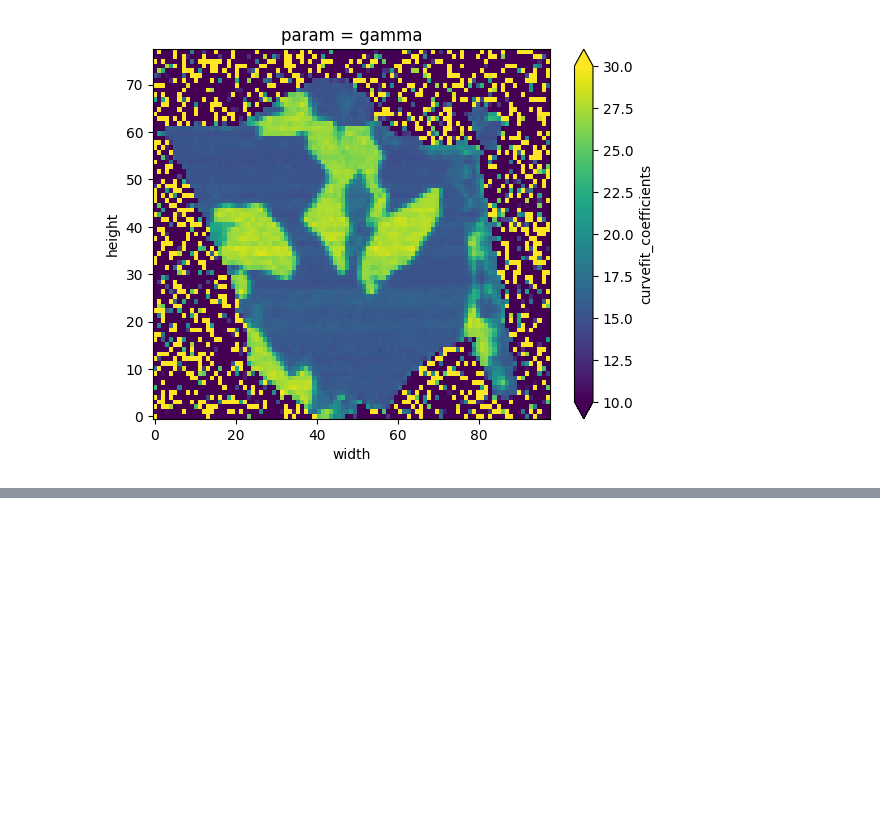
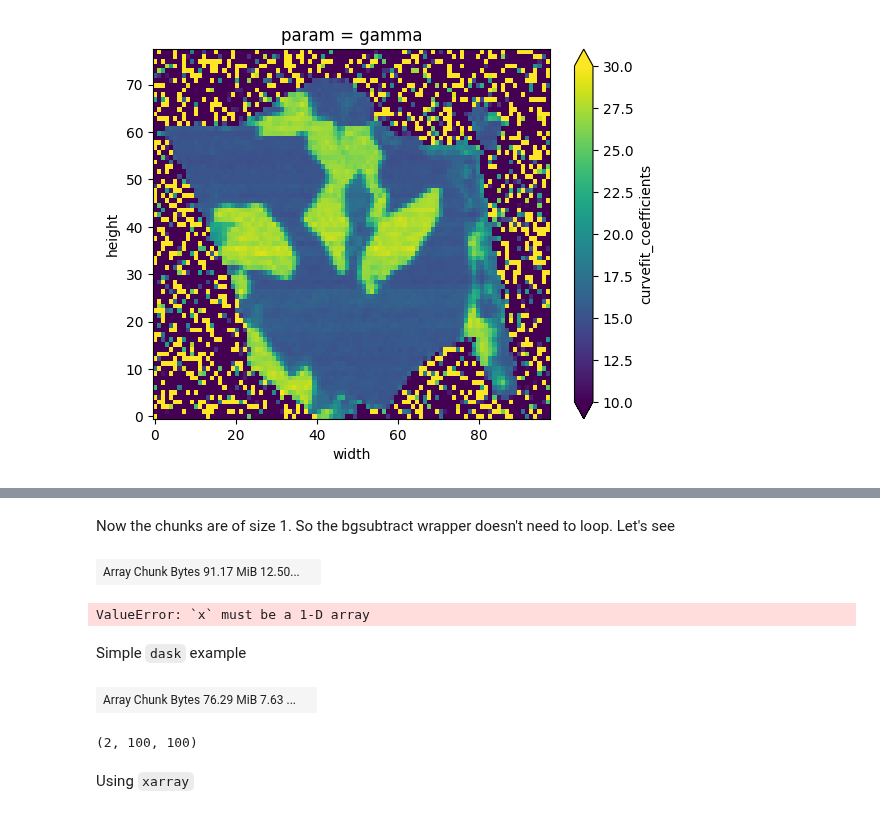
Before and after one commit to zrbyte/ramantools, a Jupyter notebook: ramantools tutorial.ipynb, the cells around one changed output, grey strips where cells are left out. Drawn from its saved outputs; the diff is of its cells as text; code cells hidden in the pictures; blank space fills up the shorter version.

```diff
--- a/ramantools tutorial.ipynb
+++ b/ramantools tutorial.ipynb
@@ -362,3 +347,0 @@ import dask.array as da
-# %%
-# Ensure that your DataArray is chunked in dask
-xrm = xrm.chunk({'height': 10, 'width': 10})
@@ -484,0 +516,2 @@ gwidth.plot(vmin = 10, vmax = 30)
+# %%
+data_flat = xrm.stack(pos = ('height', 'width'))
@@ -484,0 +552,8 @@ gwidth.plot(vmin = 10, vmax = 30)
+# %% [markdown]
+Now the chunks are of size 1. So the bgsubtract wrapper doesn't need to loop. Let's see
+# %%
+data_dask = data_flat.chunk({'pos': 1, 'ramanshift': -1}).data
+# %%
+data_dask
+# %% [output]
+| Array Chunk Bytes 91.17 MiB 12.50... |  |
@@ -484,0 +568,6 @@ gwidth.plot(vmin = 10, vmax = 30)
+# %%
+data_flat_res = y_data_nobg_dask.compute()
+# %% [output]
+ValueError: `x` must be a 1-D array
+# %% [markdown]
+Simple `dask` example
@@ -484,0 +577,4 @@ gwidth.plot(vmin = 10, vmax = 30)
+# %%
+x
+# %% [output]
+| Array Chunk Bytes 76.29 MiB 7.63 ... |  |
@@ -484,0 +596,6 @@ gwidth.plot(vmin = 10, vmax = 30)
+# %%
+computed_result.shape
+# %% [output]
+(2, 100, 100)
+# %% [markdown]
+Using `xarray`
```
Also changed, not shown: parts of 55 cells of this notebook, 6 other files.
